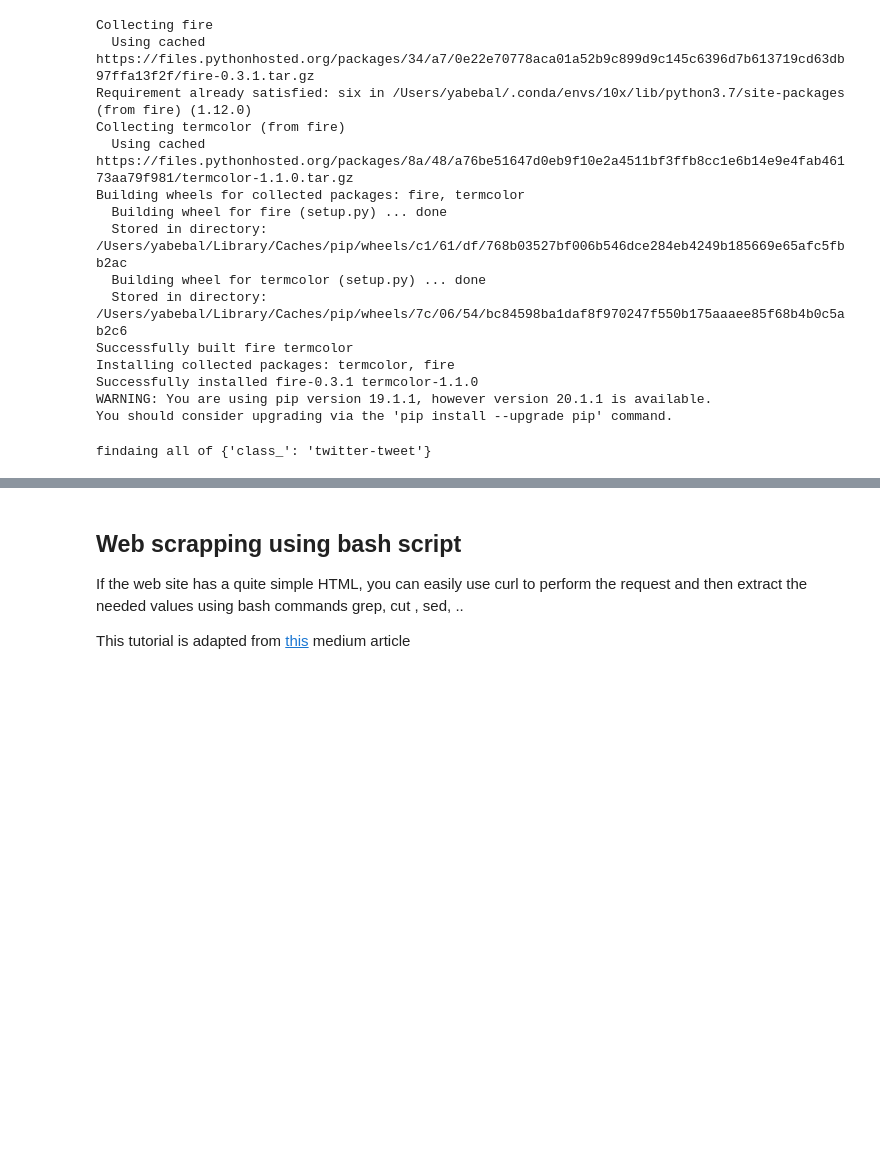
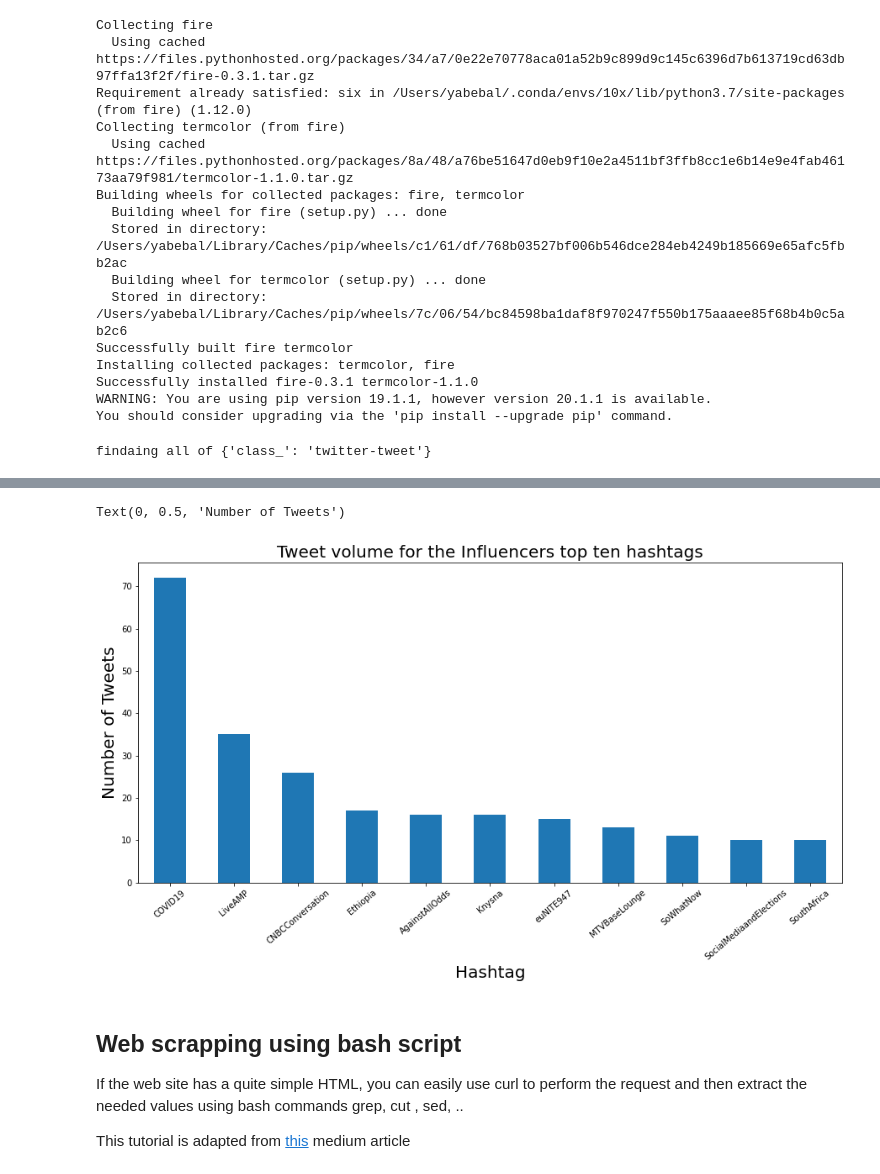
Before and after one commit to Jabor047/10acad, a Jupyter notebook: Week1/Monday-Week1/scrapping_starter.ipynb, the cells around one changed output, grey strips where cells are left out. Cells and saved outputs as stored; diff of their text form; code cells hidden in the pictures; blank space fills up the shorter version.

```diff
--- a/Week1/Monday-Week1/scrapping_starter.ipynb
+++ b/Week1/Monday-Week1/scrapping_starter.ipynb
@@ -415,0 +751,12 @@ memory usage: 1.1+ MB
+# %%
+import matplotlib.pyplot as plt
+fig, ax = plt.subplots(figsize=(15,7))
+ax.set_title('Tweet volume for the Influencers top ten hashtags', fontsize=20)
+df_inf.groupby('hashtags').source.count().nlargest(12)[1:].plot.bar(rot=40)
+#set major ticks format
+#ax.xaxis.set_major_formatter(mdates.DateFormatter('%b %d'))
+ax.set_xlabel('Hashtag', fontsize=20)
+ax.set_ylabel('Number of Tweets', fontsize=20)
+# %% [output]
+Text(0, 0.5, 'Number of Tweets')
+[figure, added]
```
Also changed, not shown: parts of 35 cells of this notebook.
